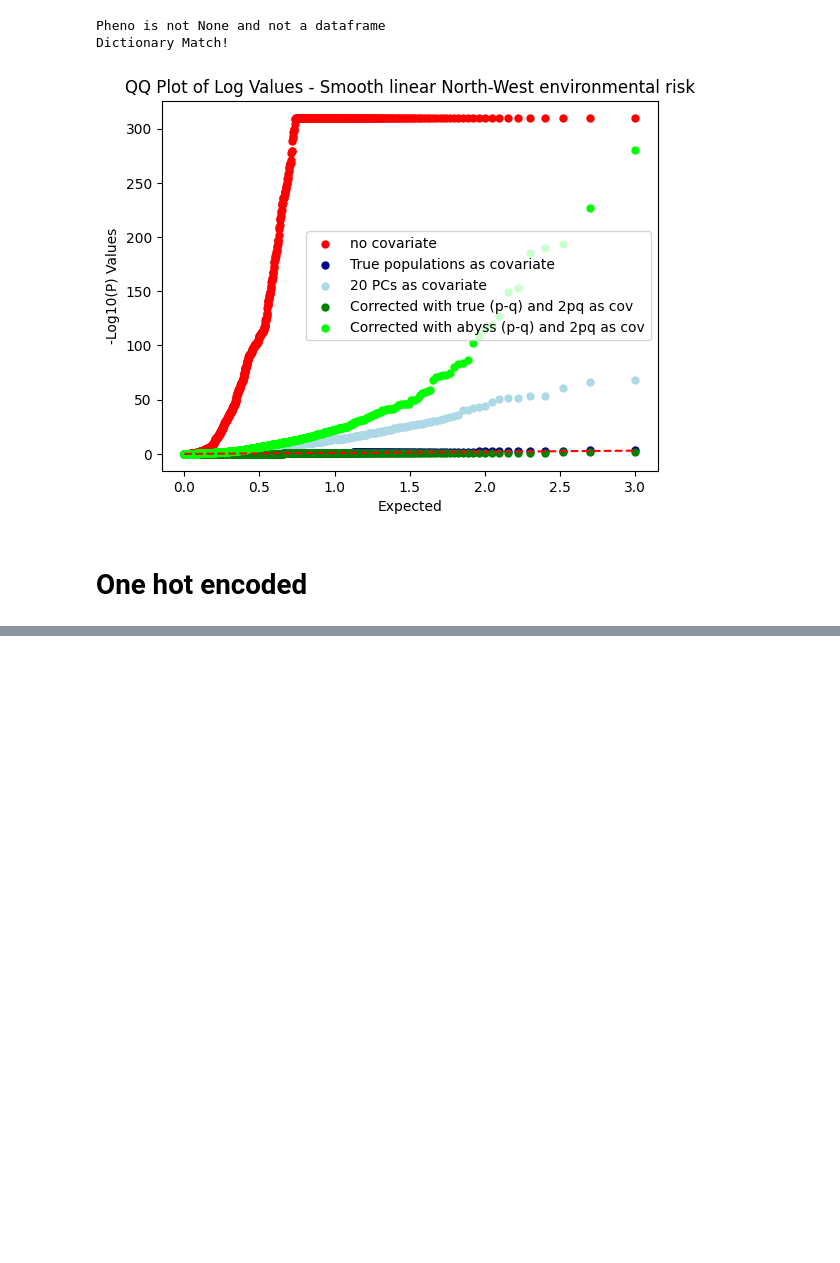
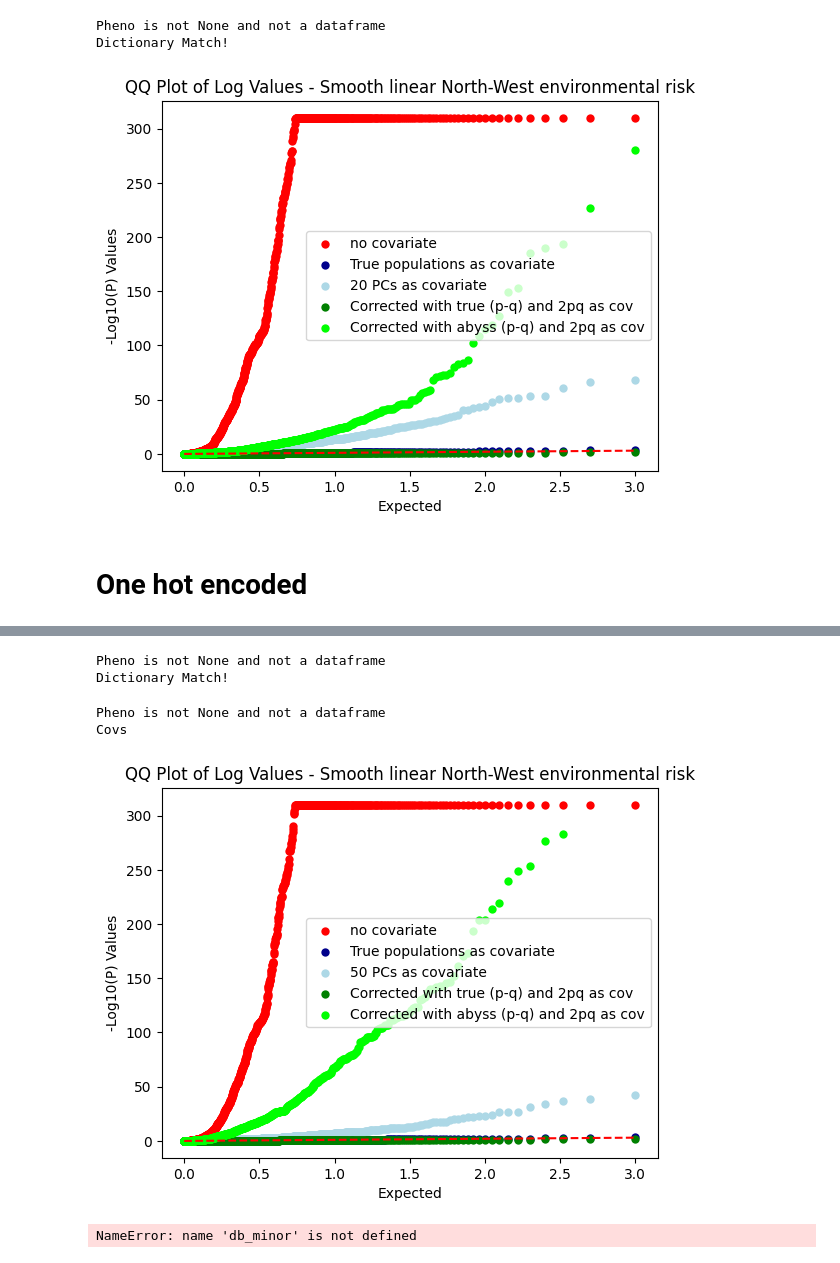
Before and after one commit to mat2m10/abyss_simulation, a Jupyter notebook: 09 Analysis only environment.ipynb, the cells around one changed output, grey strips where cells are left out. Cells and saved outputs as stored; diff of their text form; code cells hidden in the pictures; blank space fills up the shorter version.

```diff
--- a/09 Analysis only environment.ipynb
+++ b/09 Analysis only environment.ipynb
@@ -802,0 +906,54 @@ one_hot_encoded
+# %%
+covariate_dictionary = {}
+for snp in list(complete.columns):
+    temp = complete[[snp]].copy()
+    temp[f"{snp}_cov_p_q"] = p2[snp] - q2[snp]
+    temp[f"{snp}_cov_2pq"] = twopq[snp]
+    temp = temp.drop(columns=[snp])
+    covariate_dictionary[snp] = temp
+# %%
+df_abyss_p_q_2pq_covs = manhattan_linear(complete, y, covariate_dictionary)
+# %% [output]
+Pheno is not None and not a dataframe
+Dictionary Match!
+# %%
+# PCA
+nr_common_PCs = 50
+pc_columns = ['PC{}'.format(i) for i in range(1, nr_common_PCs+1)]
+PC_common= pd.read_pickle(f"data/G{G}_L{L}_c{c}_k{k}_M{M}/phenotype/PCs/common_genotype_AF_{common_threshold_L}_{common_threshold_H}.pkl")
+df_PCs = manhattan_linear(complete, y , PC_common[pc_columns])
+# %% [output]
+Pheno is not None and not a dataframe
+Covs
+# %%
+df_bests["-logP_abyss"] = np.sort(df_abyss_p_q_2pq_covs['-logPs'])
+df_bests["-logP_PCs"] = np.sort(df_PCs['-logPs'])
+# %%
+sns.scatterplot(x='expected_logP', y='-logP_no_corr', data=df_bests, color='red', label='no covariate', linewidth=0)
+
+sns.scatterplot(x='expected_logP', y='-logP_true_pop', data=df_bests, color='darkblue', label='True populations as covariate', linewidth=0)
+
+sns.scatterplot(x='expected_logP', y='-logP_PCs', data=df_bests, color='lightblue', label=f"{nr_common_PCs} PCs as covariate", linewidth=0)
+
+sns.scatterplot(x='expected_logP', y='-logP_pq_2pq_as_cov', data=df_bests, color='green', label='Corrected with true (p-q) and 2pq as cov', linewidth=0)
+
+sns.scatterplot(x='expected_logP', y='-logP_abyss', data=df_bests, color='lime', label='Corrected with abyss (p-q) and 2pq as cov', linewidth=0)
+
+
+# Plot diagonal reference line
+plt.plot([min(df_bests['expected_logP']), max(df_bests['expected_logP'])],
+         [min(df_bests['expected_logP']), max(df_bests['expected_logP'])],
+         color='red', linestyle='--')
+
+# Set plot labels and title
+plt.xlabel('Expected')
+plt.ylabel('-Log10(P) Values')
+plt.title(f"QQ Plot of Log Values - {naming_dict[name_risk]}")
+
+# Show legend
+plt.legend()
+#plt.savefig(f"data/plots/qq_pheno_{name_risk}_iter_{iterations}_G{G}_L{L}_c{c}_k{k}_M{M}.png", dpi=100)
+# Show plot
+plt.show()
+# %% [output]
+[figure, added]
@@ -802,0 +997,4 @@ one_hot_encoded
+# %%
+db_minor
+# %% [output]
+NameError: name 'db_minor' is not defined
```
Also changed, not shown: parts of 13 cells of this notebook.
